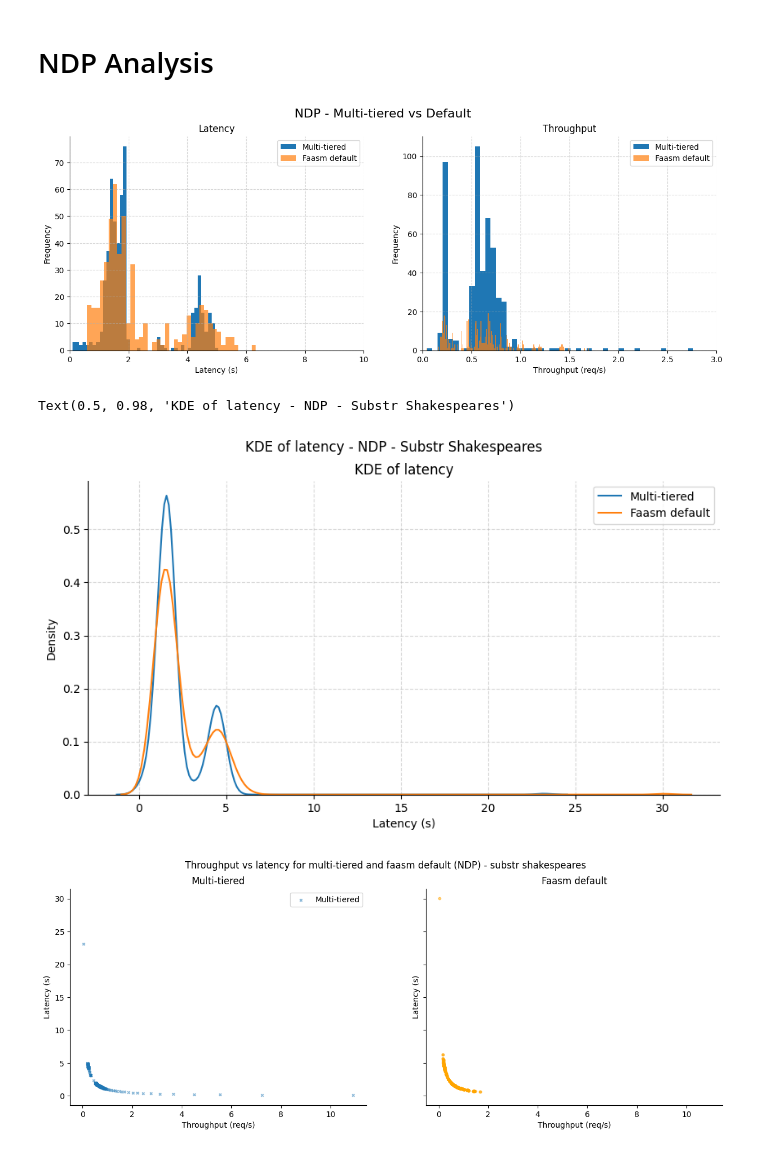
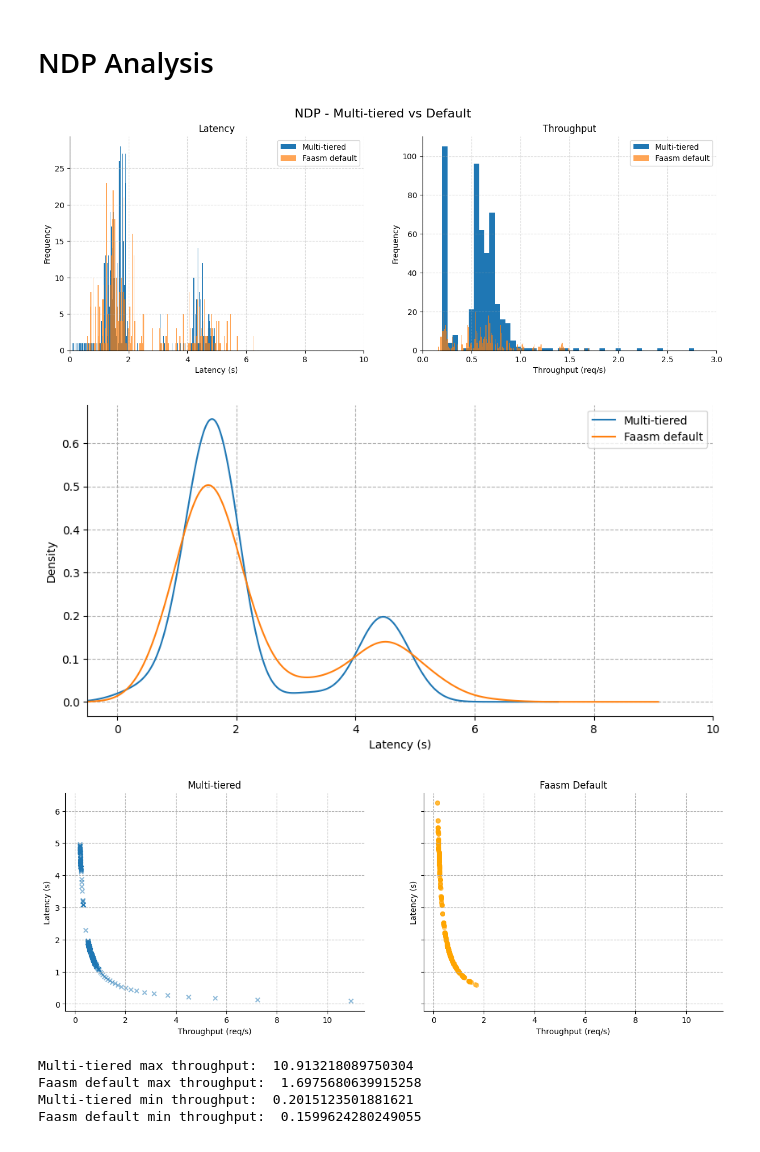
Before and after one commit to DonaldJennings/auto-ndp-experiments, a Jupyter notebook: src/substring_sliding_window.ipynb, the cells around one changed output. Cells and saved outputs as stored; diff of their text form; code cells hidden in the pictures.

```diff
--- a/src/substring_sliding_window.ipynb
+++ b/src/substring_sliding_window.ipynb
@@ -167,8 +170,12 @@ Faasm default no ndp latency variance:  0.007703840206139465
 # %% [markdown]
 # NDP Analysis
 # %%
-multi_tiered_ndp = pd.read_csv('./25g data/ndp - rr vs default (substr shakespeare)/substr_shakespeare_ndp_rr_500_iters.csv')
-faasm_default_ndp = pd.read_csv('./25g data/ndp - rr vs default (substr shakespeare)/substr_shakespeare_ndp_default_500_iters.csv')
+multi_tiered_ndp = pd.read_csv('../Data/ndp - rr vs default (substr shakespeare)/substr_shakespeare_ndp_rr_500_iters.csv')
+faasm_default_ndp = pd.read_csv('../Data/ndp - rr vs default (substr shakespeare)/substr_shakespeare_ndp_default_500_iters.csv')
+
+# drop any latency values that are >= 30secs
+multi_tiered_ndp = multi_tiered_ndp[multi_tiered_ndp['Latency'] < 20]
+faasm_default_ndp = faasm_default_ndp[faasm_default_ndp['Latency'] < 20]
 # %%
 # Plot histogram of Latency
 fig, ax = plt.subplots(1, 2, figsize=(15, 5))
@@ -199,43 +206,53 @@ fig.suptitle('NDP - Multi-tiered vs Default', fontsize=16)
 
 plt.show()
 # %% [output]
-[figure, old version]
+[figure, new version]
 # %%
-# plot kde of latency
+# plot kde of latency from 0 to 10
 fig, ax = plt.subplots(1, 1, figsize=(10, 5))
-sns.kdeplot(multi_tiered_ndp['Latency'], label='Multi-tiered', ax=ax)
-sns.kdeplot(faasm_default_ndp['Latency'], label='Faasm default', ax=ax)
-ax.set_title('KDE of latency')
+multi_tiered_ndp['Latency'].plot.kde(label='Multi-tiered', ax=ax)
+faasm_default_ndp['Latency'].plot.kde(label='Faasm default', ax=ax)
 ax.set_xlabel('Latency (s)')
 ax.set_ylabel('Density')
 ax.spines['top'].set_visible(False)
 ax.spines['right'].set_visible(False)
-ax.grid(True, linestyle='--', alpha=0.5)
+
+# set x-axis limit
+ax.set_xlim(-0.5, 10)
 ax.legend()
-
-fig.suptitle('KDE of latency - NDP - Substr Shakespeares')
+ax.grid(True, linestyle='--')
+plt.show()
 # %% [output]
-Text(0.5, 0.98, 'KDE of latency - NDP - Substr Shakespeares')
-[figure, old version]
+[figure, new version]
 # %%
 # Plot throughput vs latency
 fig, ax = plt.subplots(1,2, figsize=(15, 5), sharey=True, sharex=True)
-ax[0].scatter(multi_tiered_ndp['Throughput'], multi_tiered_ndp['Latency'], label='Multi-tiered', alpha=0.5, marker='x', s=10)
+ax[0].scatter(multi_tiered_ndp['Throughput'], multi_tiered_ndp['Latency'], label='Multi-tiered', alpha=0.5, marker='x', s=30)
 ax[0].set_title('Multi-tiered')
 ax[0].set_xlabel('Throughput (req/s)')
 ax[0].set_ylabel('Latency (s)')
 ax[0].spines['top'].set_visible(False)
 ax[0].spines['right'].set_visible(False)
-ax[0].legend()
+ax[0].grid(True, linestyle='--')
 
-ax[1].scatter(faasm_default_ndp['Throughput'], faasm_default_ndp['Latency'], label='Faasm default', alpha=0.5, marker='o', color='orange', s=10)
-ax[1].set_title('Faasm default')
+ax[1].scatter(faasm_default_ndp['Throughput'], faasm_default_ndp['Latency'], label='Faasm default', alpha=0.5, marker='o', color='orange', s=30)
+ax[1].set_title('Faasm Default')
 ax[1].set_xlabel('Throughput (req/s)')
 ax[1].set_ylabel('Latency (s)')
 ax[1].spines['top'].set_visible(False)
 ax[1].spines['right'].set_visible(False)
+ax[1].grid(True, linestyle='--')
 
-fig.suptitle('Throughput vs latency for multi-tiered and faasm default (NDP) - substr shakespeares')
 plt.show()
+
+# print max throughput
+print("Multi-tiered max throughput: ", multi_tiered_ndp['Throughput'].max())
+print("Faasm default max throughput: ", faasm_default_ndp['Throughput'].max())
+print("Multi-tiered min throughput: ", multi_tiered_ndp['Throughput'].min())
+print("Faasm default min throughput: ", faasm_default_ndp['Throughput'].min())
 # %% [output]
-[figure, old version]
+[figure, new version]
+Multi-tiered max throughput:  10.913218089750304
+Faasm default max throughput:  1.6975680639915258
+Multi-tiered min throughput:  0.2015123501881621
+Faasm default min throughput:  0.1599624280249055
```
Also changed, not shown: parts of 7 cells of this notebook, 9 other files.
